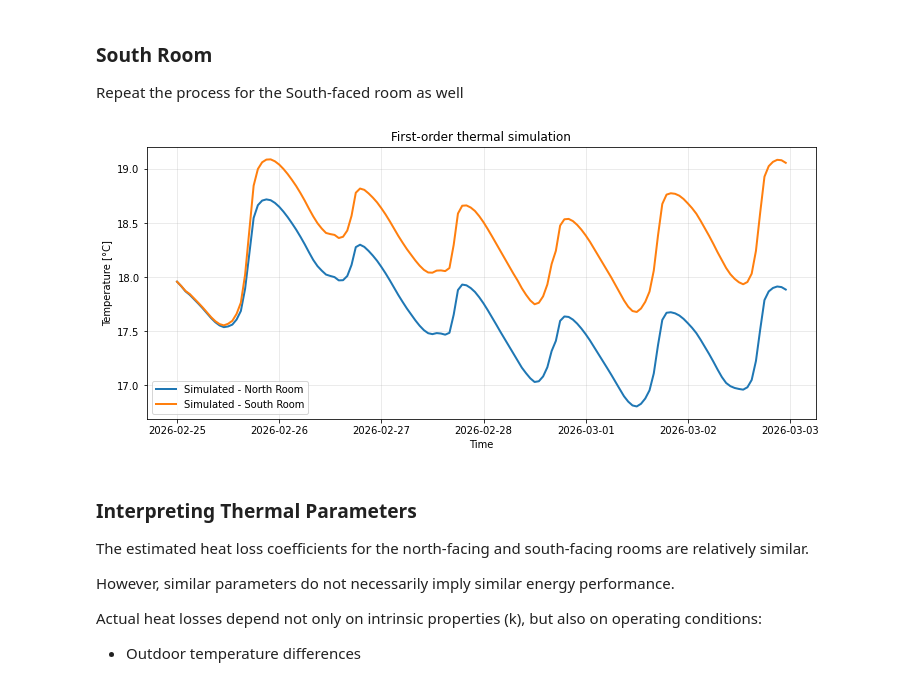
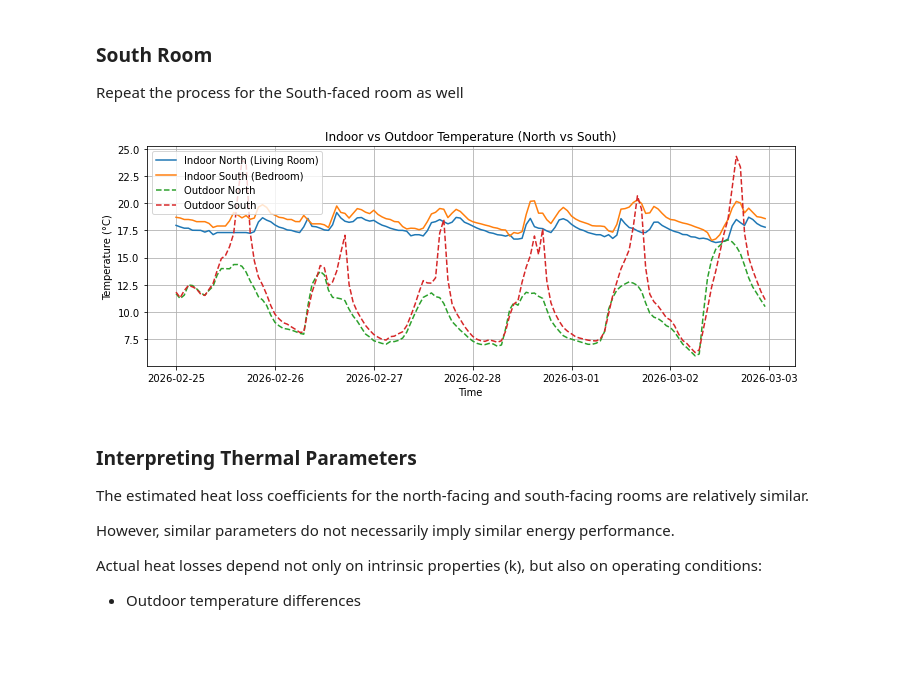
Before and after one commit to sotdousk/residential-thermal-digital-twin, a Jupyter notebook: notebooks/05_actionable_energy_insights.ipynb, the cells around one changed output. Cells and saved outputs as stored; diff of their text form; code cells hidden in the pictures; blank space fills up the shorter version.

Commit message:
Finalize notebook 05 and plots

```diff
--- a/notebooks/05_actionable_energy_insights.ipynb
+++ b/notebooks/05_actionable_energy_insights.ipynb
@@ -123,20 +123,25 @@ df_sim["Tsim_baseline_south"] = simulate_first_order_with_dynamic_solar(
     dt=dt
 )
 # %%
-plt.figure(figsize=(12, 5))
-# plt.plot(df_sim.index, df_sim[column_in_north], label="Measured indoor - North Room", linewidth=2)
-plt.plot(df_sim.index, df_sim["Tsim_baseline_north"], label="Simulated - North Room", linewidth=2)
-plt.plot(df_sim.index, df_sim["Tsim_baseline_south"], label="Simulated - South Room", linewidth=2)
+plt.figure(figsize=(10,4))
 
-plt.title("First-order thermal simulation")
+plt.plot(df_sim.index, df_sim["temp_salon_c"], label="Indoor North (Living Room)")
+plt.plot(df_sim.index, df_sim["temp_kids_c"], label="Indoor South (Bedroom)")
+
+plt.plot(df_sim.index, df_sim["temp_out_1_b_c"], '--', label="Outdoor North")
+plt.plot(df_sim.index, df_sim["temp_out_2_n_c"], '--', label="Outdoor South")
+
+plt.title("Indoor vs Outdoor Temperature (North vs South)")
 plt.xlabel("Time")
-plt.ylabel("Temperature [°C]")
+plt.ylabel("Temperature (°C)")
 plt.legend()
-plt.grid(True, alpha=0.3)
+plt.grid()
 
-plt.show()
+plt.tight_layout()
+
+plt.savefig("../reports/figures/05_actionable_energy_insights/measured_temperatures_one_week.png", dpi=300, facecolor='white')
 # %% [output]
-[figure, old version]
+[figure, new version]
 # %% [markdown]
 ### Interpreting Thermal Parameters
 
```
Also changed, not shown: parts of 6 cells of this notebook, 6 other files.
